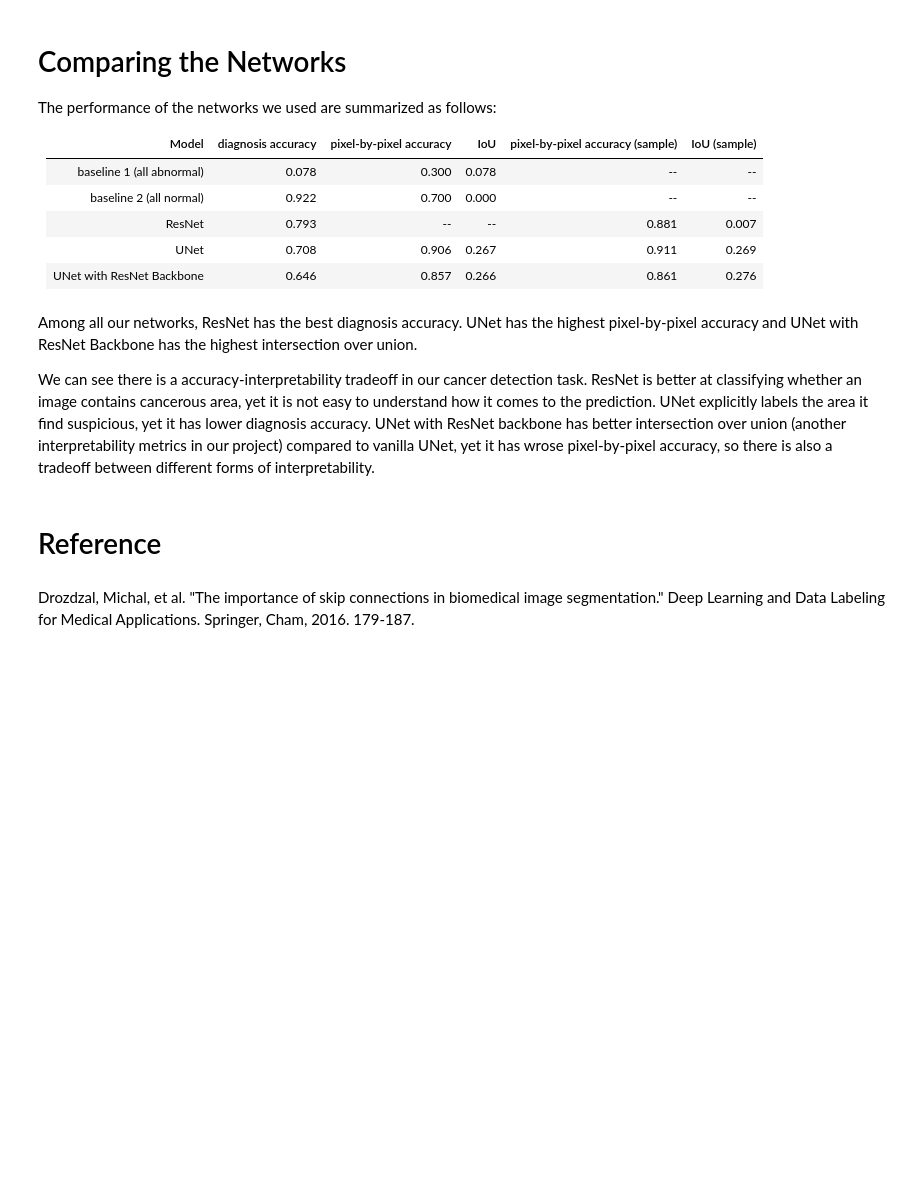
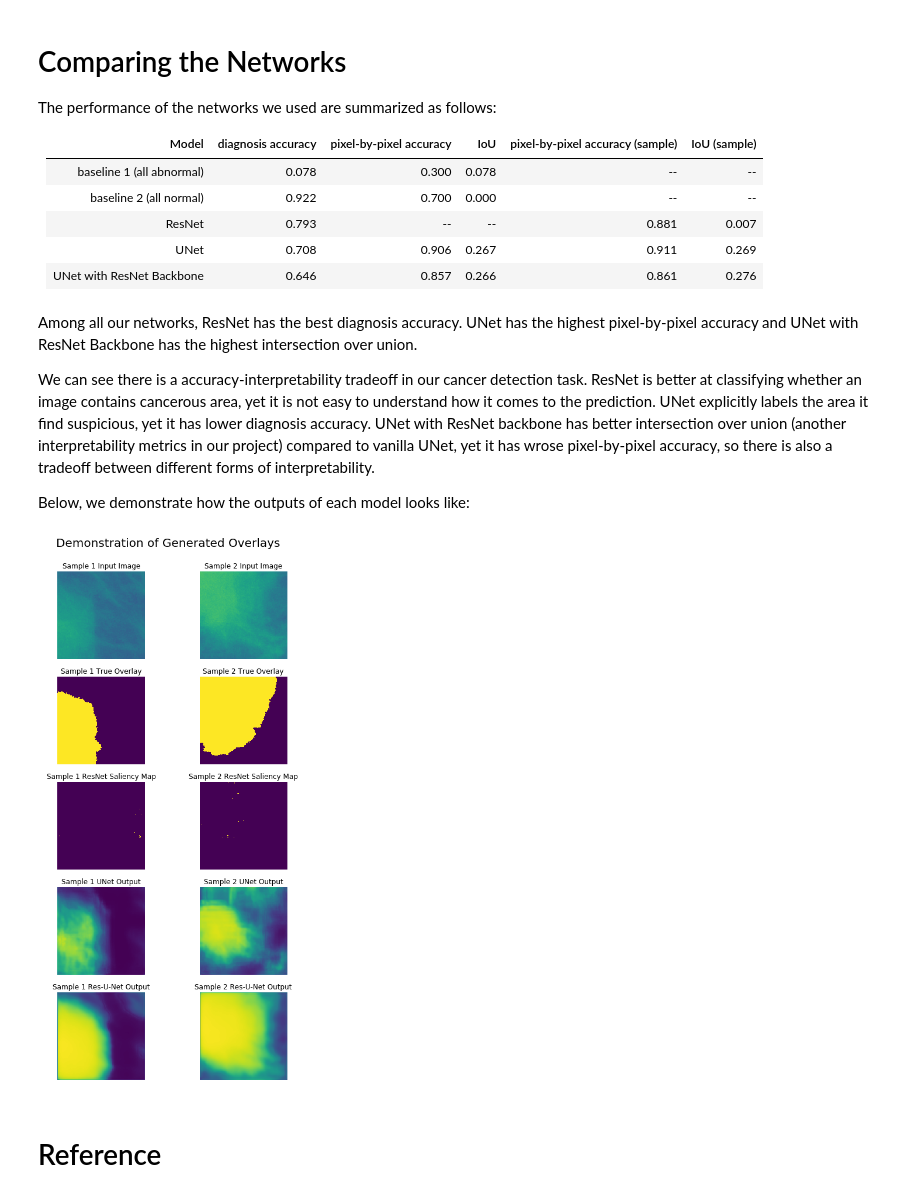
Before and after one commit to lr0516/Cancer_Detection_209B, a Jupyter notebook: Group24_FinalReport.ipynb, the cells around one changed output. Cells and saved outputs as stored; diff of their text form; code cells hidden in the pictures; blank space fills up the shorter version.

Commit message:
added demonstration

```diff
--- a/Group24_FinalReport.ipynb
+++ b/Group24_FinalReport.ipynb
@@ -1028,7 +1028,49 @@ The performance of the networks we used are summarized as follows:
 Among all our networks, ResNet has the best diagnosis accuracy. UNet has the highest pixel-by-pixel accuracy and UNet with ResNet Backbone has the highest intersection over union.
 
 We can see there is a accuracy-interpretability tradeoff in our cancer detection task. ResNet is better at classifying whether an image contains cancerous area, yet it is not easy to understand how it comes to the prediction. UNet explicitly labels the area it find suspicious, yet it has lower diagnosis accuracy. UNet with ResNet backbone has better intersection over union (another interpretability metrics in our project) compared to vanilla UNet, yet it has wrose pixel-by-pixel accuracy, so there is also a tradeoff between different forms of interpretability.
+
+Below, we demonstrate how the outputs of each model looks like:
+# %%
+resnet = load_model('model_0.h5')
+unet = load_model('unet_50weight.h5', custom_objects={'adjweighted_crossentropy': adjweighted_crossentropy,
+                                                      'diagnosis_acc': diagnosis_acc,
+                                                      'IoU': IoU})
+resunet = load_model('resunet.h5', custom_objects={'adjweighted_crossentropy': adjweighted_crossentropy,
+                                                   'diagnosis_acc': diagnosis_acc,
+                                                   'IoU': IoU})
+
+saliency_maps = np.load('saliency_maps_ab.npy')
+# %%
+sample1 = 0
+sample2 = 1
+
+fig,ax = plt.subplots(5,2,figsize=(8,16))
+fig.suptitle('Demonstration of Generated Overlays',y=0.93,fontsize=20)
+
+ax[0][0].imshow(np.squeeze(sample_X[sample1]),vmin=0,vmax=1)
+ax[1][0].imshow(np.squeeze(sample_y[sample1]),vmin=0,vmax=1)
+ax[2][0].imshow(saliency_maps[sample1],vmin=0,vmax=1)
+ax[3][0].imshow(np.squeeze(unet.predict(np.expand_dims(sample_X[sample1],axis=0))),vmin=0,vmax=1)
+ax[4][0].imshow(np.squeeze(resunet.predict(np.expand_dims(sample_X[sample1],axis=0))),vmin=0,vmax=1)
+ax[0][1].imshow(np.squeeze(sample_X[sample2]),vmin=0,vmax=1)
+ax[1][1].imshow(np.squeeze(sample_y[sample2]),vmin=0,vmax=1)
+ax[2][1].imshow(saliency_maps[sample2],vmin=0,vmax=1)
+ax[3][1].imshow(np.squeeze(unet.predict(np.expand_dims(sample_X[sample2],axis=0))),vmin=0,vmax=1)
+ax[4][1].imshow(np.squeeze(resunet.predict(np.expand_dims(sample_X[sample2],axis=0))),vmin=0,vmax=1)
+
+ax[0][0].set_title('Sample 1 Input Image')
+ax[1][0].set_title('Sample 1 True Overlay')
+ax[2][0].set_title('Sample 1 ResNet Saliency Map')
+ax[3][0].set_title('Sample 1 UNet Output')
+ax[4][0].set_title('Sample 1 Res-U-Net Output')
+ax[0][1].set_title('Sample 2 Input Image')
+ax[1][1].set_title('Sample 2 True Overlay')
+ax[2][1].set_title('Sample 2 ResNet Saliency Map')
+ax[3][1].set_title('Sample 2 UNet Output')
+ax[4][1].set_title('Sample 2 Res-U-Net Output')
+for ax_i in ax.ravel():
+    ax_i.axis('off')
+# %% [output]
+[figure, added]
 # %% [markdown]
 # Reference
-# %% [markdown]
-Drozdzal, Michal, et al. "The importance of skip connections in biomedical image segmentation." Deep Learning and Data Labeling for Medical Applications. Springer, Cham, 2016. 179-187.
```
Also changed, not shown: parts of 3 cells of this notebook.
